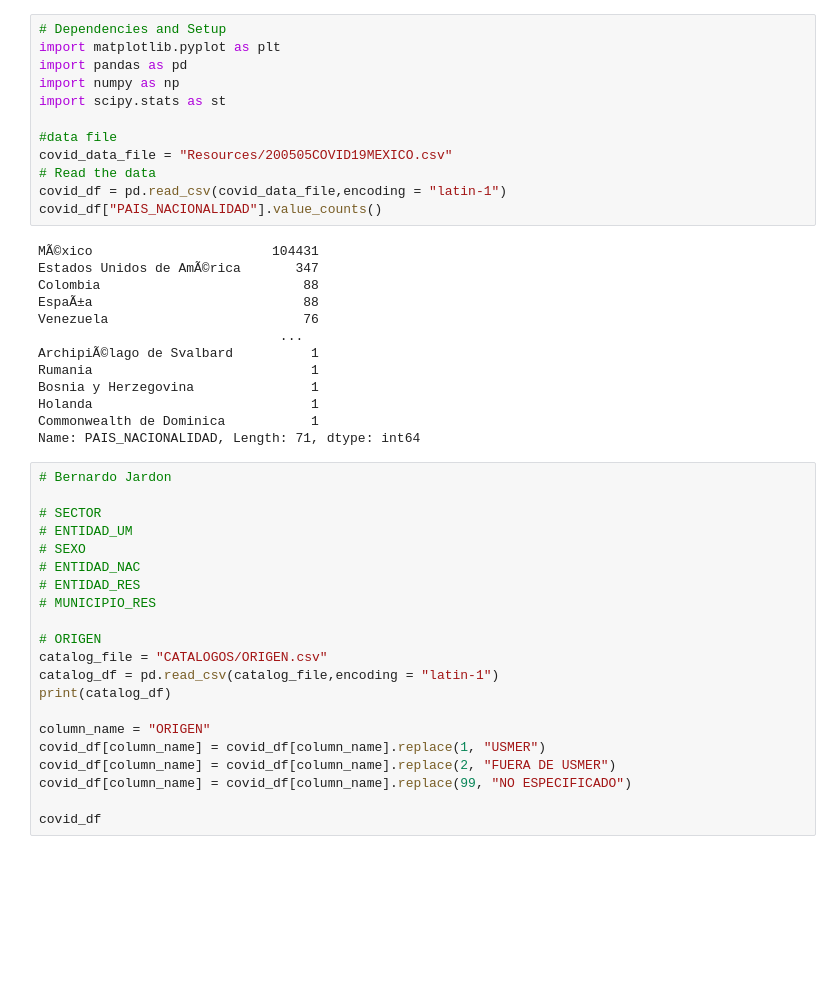
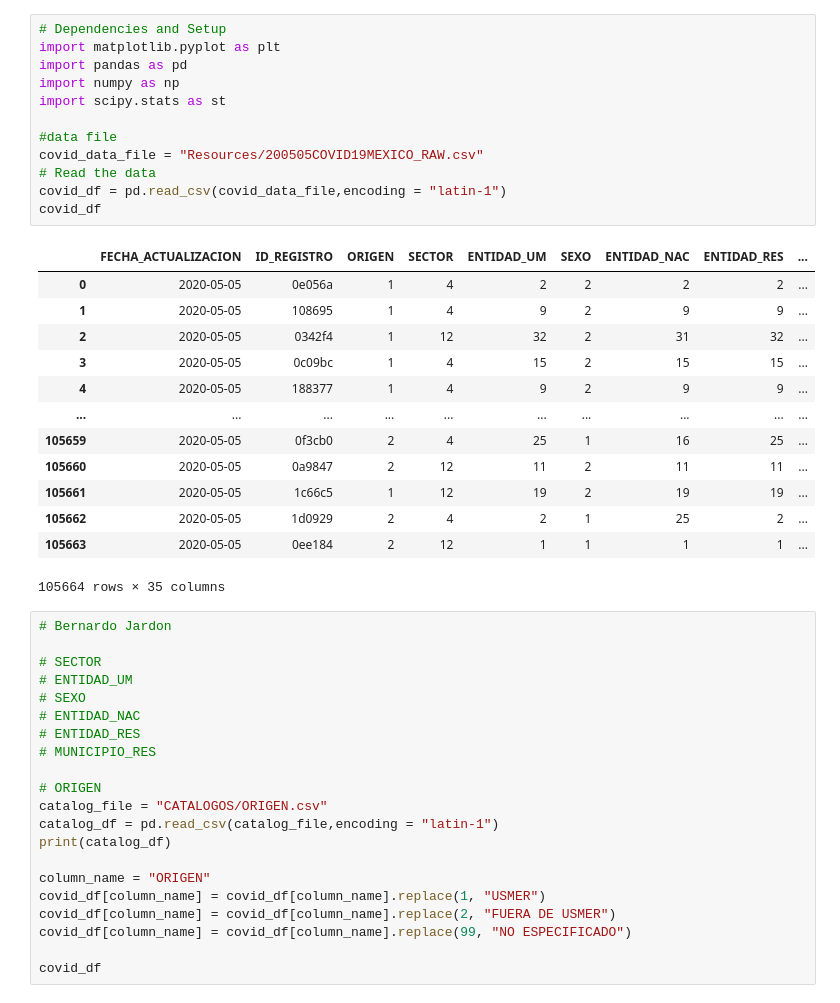
Before and after one commit to millennial-web/team-project-1-covid19-mx, a Jupyter notebook: Data Cleanup Covid19MX.ipynb, the cells around one changed output. Saved outputs shown, nothing was run; the diff lists cells and outputs as text; blank space fills up the shorter version.

```diff
--- a/Data Cleanup Covid19MX.ipynb
+++ b/Data Cleanup Covid19MX.ipynb
@@ -1,28 +1,29 @@
 # %%
 # Dependencies and Setup
 import matplotlib.pyplot as plt
 import pandas as pd
 import numpy as np
 import scipy.stats as st
 
 #data file
-covid_data_file = "Resources/200505COVID19MEXICO.csv"
+covid_data_file = "Resources/200505COVID19MEXICO_RAW.csv"
 # Read the data
 covid_df = pd.read_csv(covid_data_file,encoding = "latin-1")
-covid_df["PAIS_NACIONALIDAD"].value_counts()
+covid_df
 # %% [output]
+|  | FECHA_ACTUALIZACION | ID_REGISTRO | ORIGEN | SECTOR | ENTIDAD_UM | SEXO | ENTIDAD_NAC | ENTIDAD_RES | ... |
+| 0 | 2020-05-05 | 0e056a | 1 | 4 | 2 | 2 | 2 | 2 | ... |
+| 1 | 2020-05-05 | 108695 | 1 | 4 | 9 | 2 | 9 | 9 | ... |
+| 2 | 2020-05-05 | 0342f4 | 1 | 12 | 32 | 2 | 31 | 32 | ... |
+| 3 | 2020-05-05 | 0c09bc | 1 | 4 | 15 | 2 | 15 | 15 | ... |
+| 4 | 2020-05-05 | 188377 | 1 | 4 | 9 | 2 | 9 | 9 | ... |
+| ... | ... | ... | ... | ... | ... | ... | ... | ... | ... |
+| 105659 | 2020-05-05 | 0f3cb0 | 2 | 4 | 25 | 1 | 16 | 25 | ... |
+| 105660 | 2020-05-05 | 0a9847 | 2 | 12 | 11 | 2 | 11 | 11 | ... |
+| 105661 | 2020-05-05 | 1c66c5 | 1 | 12 | 19 | 2 | 19 | 19 | ... |
+| 105662 | 2020-05-05 | 1d0929 | 2 | 4 | 2 | 1 | 25 | 2 | ... |
+| 105663 | 2020-05-05 | 0ee184 | 2 | 12 | 1 | 1 | 1 | 1 | ... |
-MÃ©xico                       104431
-Estados Unidos de AmÃ©rica       347
-Colombia                          88
-EspaÃ±a                           88
-Venezuela                         76
-                               ...
-ArchipiÃ©lago de Svalbard          1
-Rumania                            1
-Bosnia y Herzegovina               1
-Holanda                            1
-Commonwealth de Dominica           1
-Name: PAIS_NACIONALIDAD, Length: 71, dtype: int64
+105664 rows × 35 columns
 # %%
 # Bernardo Jardon
 
```
Also changed, not shown: parts of 1 cell of this notebook.
